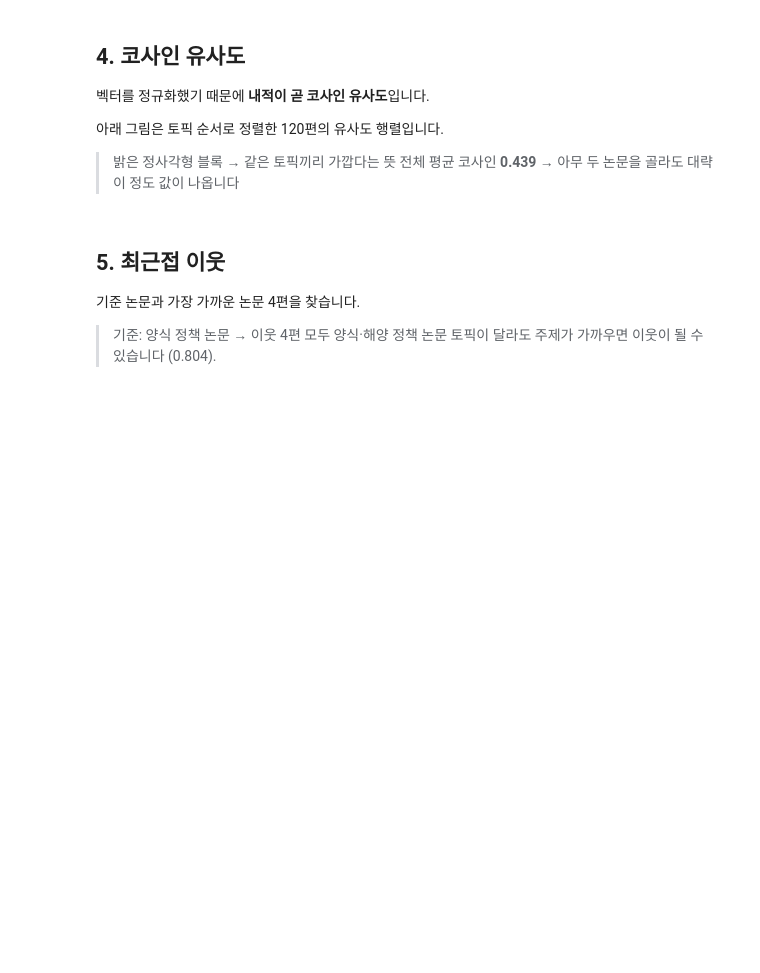
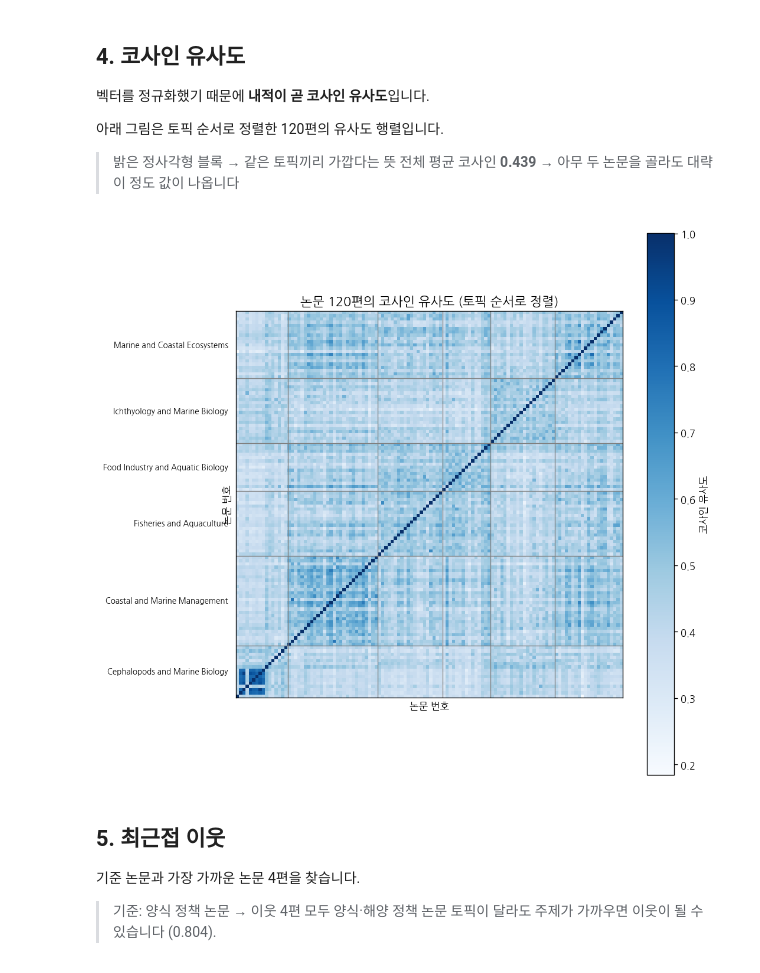
Before and after one commit to Hosung-Jung/MARINE-FISHERIES-PAPER-ANALYSIS, a Jupyter notebook: 임베딩_논문_정리.ipynb, the cells around one changed output. Saved outputs shown, nothing was run; the diff lists cells and outputs as text; code cells hidden in the pictures; blank space fills up the shorter version.

```diff
--- a/임베딩_논문_정리.ipynb
+++ b/임베딩_논문_정리.ipynb
@@ -127,17 +129,36 @@ print('논문 수:', len(df), '| 벡터 차원:', emb.shape[1])
 # %%
 order = df.sort_values('group').sample(120, random_state=0).sort_values('group')
 idx = order.index.values
 e = emb[idx]
 sim = e @ e.T
+groups_s = order['group'].values
 
-fig, ax = plt.subplots(figsize=(7, 6))
-im = ax.imshow(sim, cmap='Blues')
+fig, ax = plt.subplots(figsize=(9, 8))
+im = ax.imshow(sim, cmap='Blues', origin='lower')
 fig.colorbar(im, ax=ax, label='코사인 유사도')
-ax.set_title('논문 120편의 코사인 유사도 (토픽 순서로 정렬)')
-ax.set_xlabel('논문')
-ax.set_ylabel('논문')
+
+# 토픽이 바뀌는 지점에 경계선 긋기
+boundaries = [i for i in range(1, len(groups_s)) if groups_s[i] != groups_s[i - 1]]
+for b in boundaries:
+    ax.axhline(b - 0.5, color='gray', lw=0.8)
+    ax.axvline(b - 0.5, color='gray', lw=0.8)
+
+# 토픽 이름은 구간 가운데에 표시
+starts = [0] + boundaries
+ends = boundaries + [len(groups_s)]
+for s, e_ in zip(starts, ends):
+    mid = (s + e_ - 1) / 2
+    ax.text(-3, mid, groups_s[s], ha='right', va='center', fontsize=8)
+
+ax.set_title('논문 120편의 코사인 유사도 (토픽 순서로 정렬)', fontsize=13)
+ax.set_xlabel('논문 번호')
+ax.set_ylabel('논문 번호')
+ax.set_xticks([])
+ax.set_yticks([])
 plt.tight_layout()
 plt.show()
+# %% [output]
+[figure, added]
 # %% [markdown]
 ## 5. 최근접 이웃
 
```
Also changed, not shown: parts of 30 cells of this notebook.
